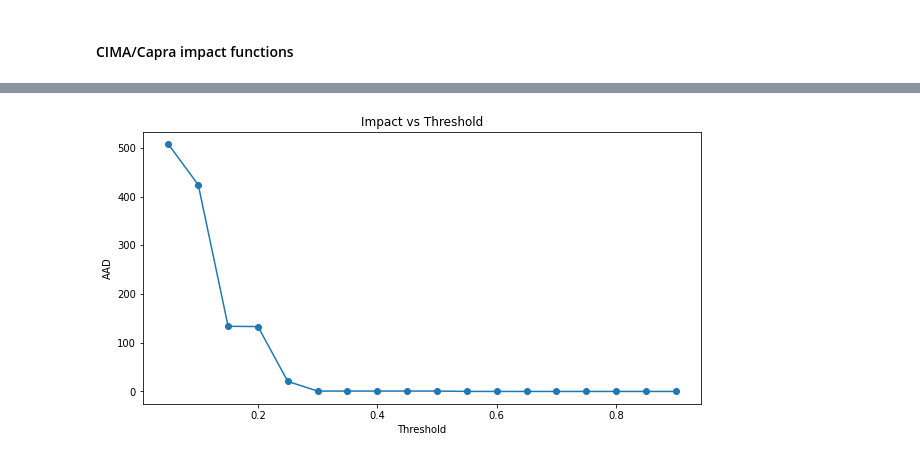
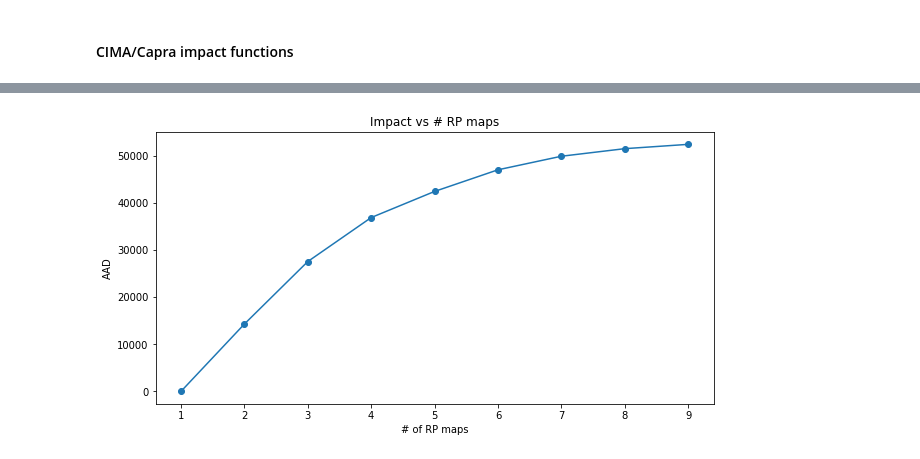
Before and after one commit to Evelyn-M/global-displacement-risk, a Jupyter notebook: doc/sensitivitycheck_AAD_haz-maps.ipynb, the cells around one changed output, grey strips where cells are left out. Saved outputs shown, nothing was run; the diff lists cells and outputs as text; code cells hidden in the pictures.

```diff
--- a/doc/sensitivitycheck_AAD_haz-maps.ipynb
+++ b/doc/sensitivitycheck_AAD_haz-maps.ipynb
@@ -38,7 +38,8 @@ exp.gdf = exp.gdf[~np.isnan(
 # %% [markdown]
 ### Load CIMA flood hazard (river)
 # %%
-HAZ_FOLDER = Path(f'/cluster/work/climate/evelynm/IDMC_UNU/hazard/flood_HM_CIMA/{country}/HISTORICAL/')
+HAZ_FOLDER = Path(f'/cluster/work/climate/evelynm/IDMC_UNU/hazard/flood_HM_CIMA/{cntry}/HISTORICAL/')
+HAZ_TYPE = 'FL'
 
 haz_files = np.sort([str(file) for file in HAZ_FOLDER.glob('*.tif')])
 rp = np.sort(np.array([int(Path(file).stem[-4:]) for file in haz_files]))
@@ -97,6 +109,5 @@ for imp_id in impf_set_cima.get_ids(haz_type='FL'):
 # %%
 aai_agg_dict = {}
 for n, haz in haz_dict.items():
-    impf_set = get_TC_step_func(impf_set=impf_set_cf_cima, threshold=thresh, haz_type='FL', unit='m')
     impact = ImpactCalc(exp, impf_set_cima_step, haz).impact()
     aai_agg_dict[n] = impact.aai_agg
@@ -122,12 +114,14 @@ for n, haz in haz_dict.items():
 # %%
-RPs = list(aai_agg_dict_cima.keys())
-impacts = list(aai_agg_dict_cima.values())
+import matplotlib.pyplot as plt
+
+RPs = list(aai_agg_dict.keys())
+impacts = list(aai_agg_dict.values())
 
 plt.figure(figsize=(10, 5))
 plt.plot(RPs, impacts, marker='o')
 plt.title('Impact vs # RP maps')
 plt.xlabel('# of RP maps')
 plt.ylabel('AAD')
 plt.show()
 # %% [output]
-[figure, old version]
+[figure, new version]
```
Also changed, not shown: parts of 8 cells of this notebook.
